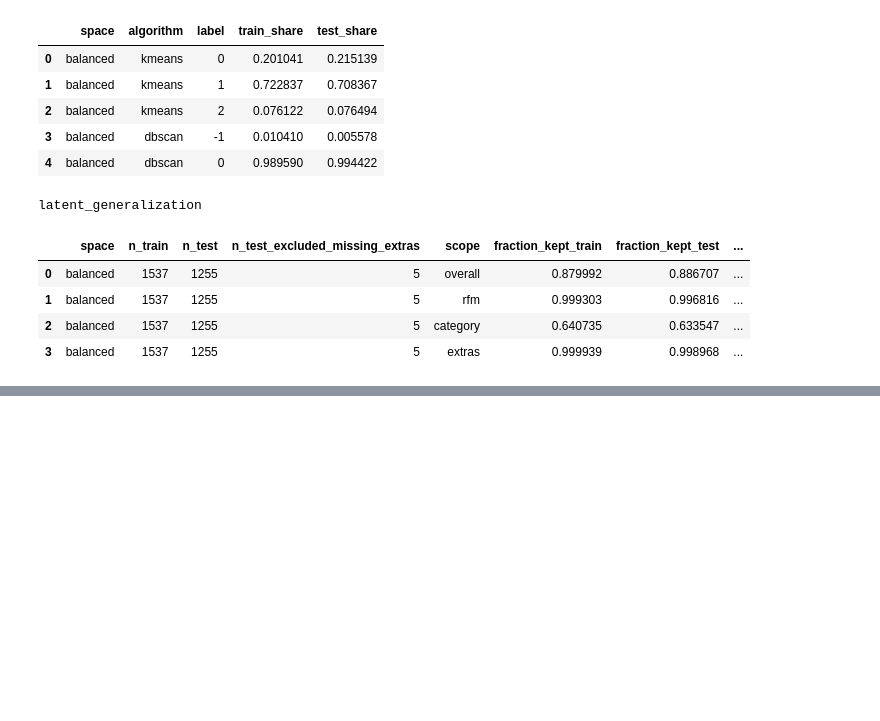
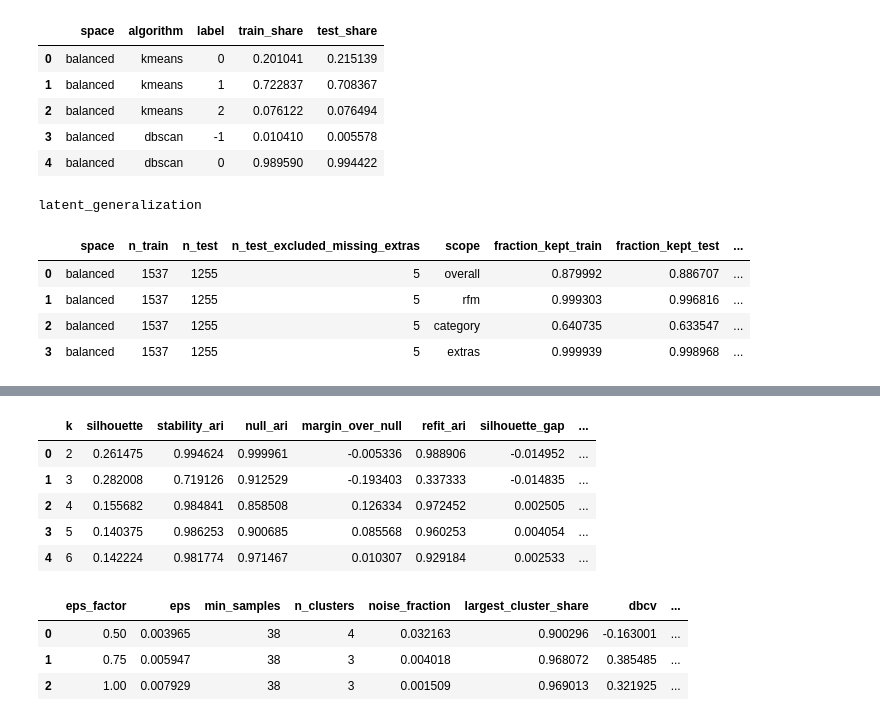
Before and after one commit to m-adisa/mlai, a Jupyter notebook: Phase_1/Project/notebook.ipynb, the cells around one changed output, grey strips where cells are left out. Saved outputs shown, nothing was run; the diff lists cells and outputs as text; code cells hidden in the pictures; blank space fills up the shorter version.

```diff
--- a/Phase_1/Project/notebook.ipynb
+++ b/Phase_1/Project/notebook.ipynb
@@ -243,0 +417,16 @@ plot_profile(profile, "balanced", "dbscan", view="blocks").show()
+# %%
+# Full base
+kmeans_full = kmeans_sensitivity(train_feats, test_feats, FULL_STABILITY_REPEATS)
+display(kmeans_full)
+display(dbscan_sensitivity(result, train_feats))
+# %% [output]
+|  | k | silhouette | stability_ari | null_ari | margin_over_null | refit_ari | silhouette_gap | ... |
+| 0 | 2 | 0.261475 | 0.994624 | 0.999961 | -0.005336 | 0.988906 | -0.014952 | ... |
+| 1 | 3 | 0.282008 | 0.719126 | 0.912529 | -0.193403 | 0.337333 | -0.014835 | ... |
+| 2 | 4 | 0.155682 | 0.984841 | 0.858508 | 0.126334 | 0.972452 | 0.002505 | ... |
+| 3 | 5 | 0.140375 | 0.986253 | 0.900685 | 0.085568 | 0.960253 | 0.004054 | ... |
+| 4 | 6 | 0.142224 | 0.981774 | 0.971467 | 0.010307 | 0.929184 | 0.002533 | ... |
+|  | eps_factor | eps | min_samples | n_clusters | noise_fraction | largest_cluster_share | dbcv | ... |
+| 0 | 0.50 | 0.003965 | 38 | 4 | 0.032163 | 0.900296 | -0.163001 | ... |
+| 1 | 0.75 | 0.005947 | 38 | 3 | 0.004018 | 0.968072 | 0.385485 | ... |
+| 2 | 1.00 | 0.007929 | 38 | 3 | 0.001509 | 0.969013 | 0.321925 | ... |
```
Also changed, not shown: parts of 6 cells of this notebook, 1 other file.
